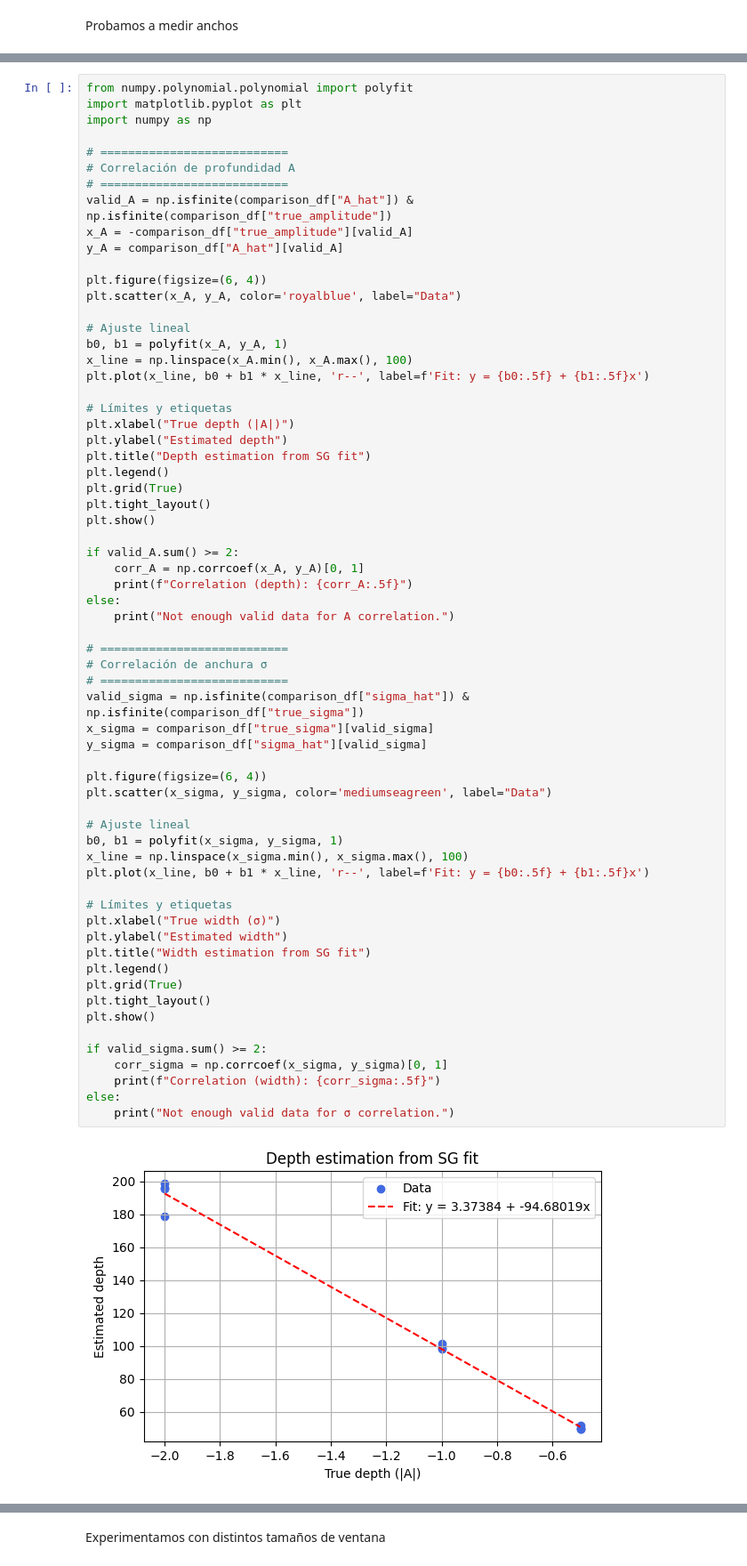
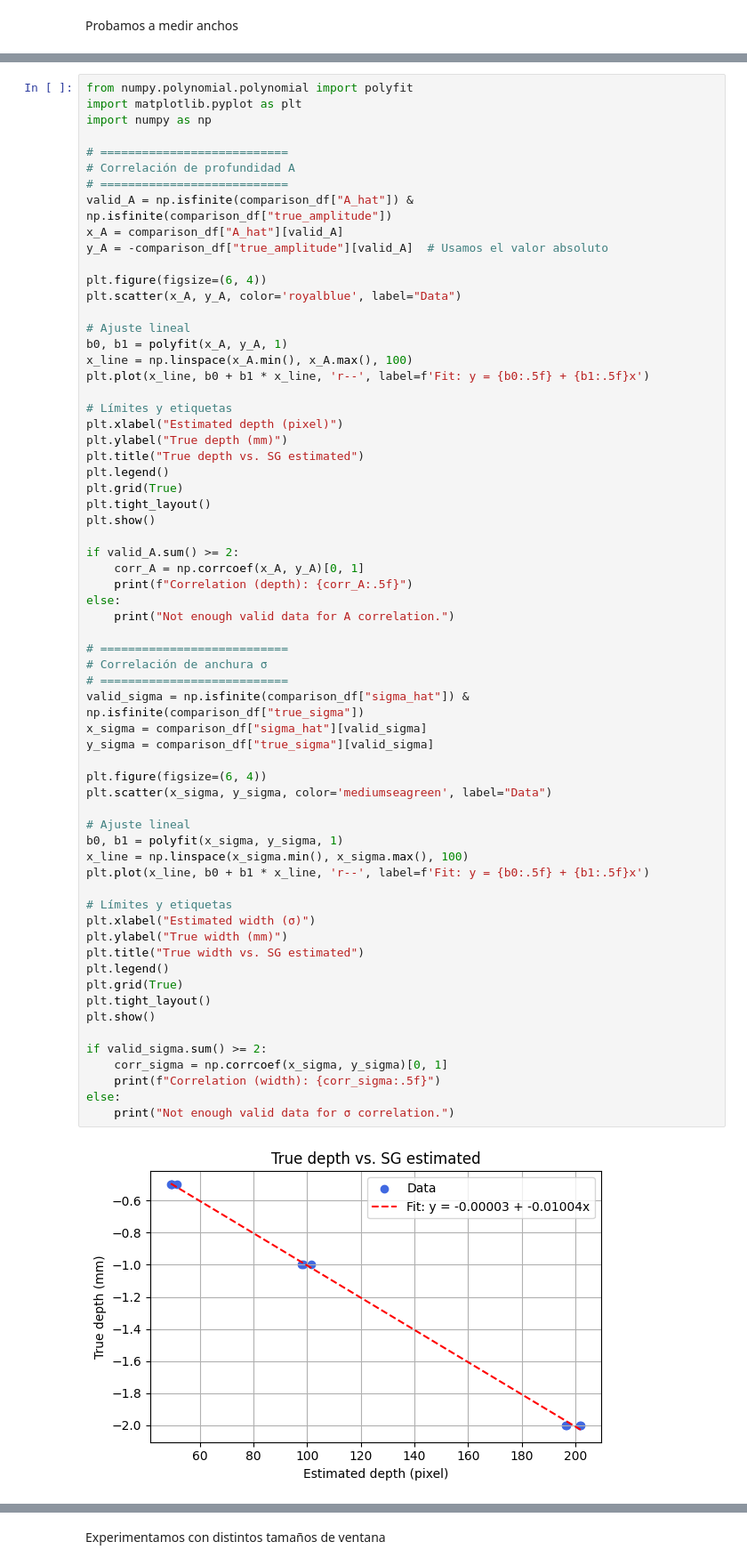
Before and after one commit to mario-musashi/filtro-sg-interpretacion-geometrica, a Jupyter notebook: sg_defectos_Simulados.ipynb, the cells around one changed output, grey strips where cells are left out. Shown at 89% size. Cells and saved outputs as stored; diff of their text form.

```diff
--- a/sg_defectos_Simulados.ipynb
+++ b/sg_defectos_Simulados.ipynb
@@ -496,8 +638,8 @@ import numpy as np
 # Correlación de profundidad A
 # ===========================
 valid_A = np.isfinite(comparison_df["A_hat"]) & np.isfinite(comparison_df["true_amplitude"])
-x_A = -comparison_df["true_amplitude"][valid_A]
-y_A = comparison_df["A_hat"][valid_A]
+x_A = comparison_df["A_hat"][valid_A]
+y_A = -comparison_df["true_amplitude"][valid_A]  # Usamos el valor absoluto
 
 plt.figure(figsize=(6, 4))
 plt.scatter(x_A, y_A, color='royalblue', label="Data")
@@ -508,9 +650,9 @@ x_line = np.linspace(x_A.min(), x_A.max(), 100)
 plt.plot(x_line, b0 + b1 * x_line, 'r--', label=f'Fit: y = {b0:.5f} + {b1:.5f}x')
 
 # Límites y etiquetas
-plt.xlabel("True depth (|A|)")
-plt.ylabel("Estimated depth")
-plt.title("Depth estimation from SG fit")
+plt.xlabel("Estimated depth (pixel)")
+plt.ylabel("True depth (mm)")
+plt.title("True depth vs. SG estimated")
 plt.legend()
 plt.grid(True)
 plt.tight_layout()
@@ -520,36 +662,36 @@ if valid_A.sum() >= 2:
     corr_A = np.corrcoef(x_A, y_A)[0, 1]
     print(f"Correlation (depth): {corr_A:.5f}")
 else:
     print("Not enough valid data for A correlation.")
 
 # ===========================
 # Correlación de anchura σ
 # ===========================
 valid_sigma = np.isfinite(comparison_df["sigma_hat"]) & np.isfinite(comparison_df["true_sigma"])
-x_sigma = comparison_df["true_sigma"][valid_sigma]
-y_sigma = comparison_df["sigma_hat"][valid_sigma]
+x_sigma = comparison_df["sigma_hat"][valid_sigma]
+y_sigma = comparison_df["true_sigma"][valid_sigma]
 
 plt.figure(figsize=(6, 4))
 plt.scatter(x_sigma, y_sigma, color='mediumseagreen', label="Data")
 
 # Ajuste lineal
 b0, b1 = polyfit(x_sigma, y_sigma, 1)
 x_line = np.linspace(x_sigma.min(), x_sigma.max(), 100)
 plt.plot(x_line, b0 + b1 * x_line, 'r--', label=f'Fit: y = {b0:.5f} + {b1:.5f}x')
 
 # Límites y etiquetas
-plt.xlabel("True width (σ)")
-plt.ylabel("Estimated width")
-plt.title("Width estimation from SG fit")
+plt.xlabel("Estimated width (σ)")
+plt.ylabel("True width (mm)")
+plt.title("True width vs. SG estimated")
 plt.legend()
 plt.grid(True)
 plt.tight_layout()
 plt.show()
 
 if valid_sigma.sum() >= 2:
     corr_sigma = np.corrcoef(x_sigma, y_sigma)[0, 1]
     print(f"Correlation (width): {corr_sigma:.5f}")
 else:
     print("Not enough valid data for σ correlation.")
 # %% [output]
-[figure, old version]
+[figure, new version]
```
Also changed, not shown: parts of 7 cells of this notebook, 15 other files.
